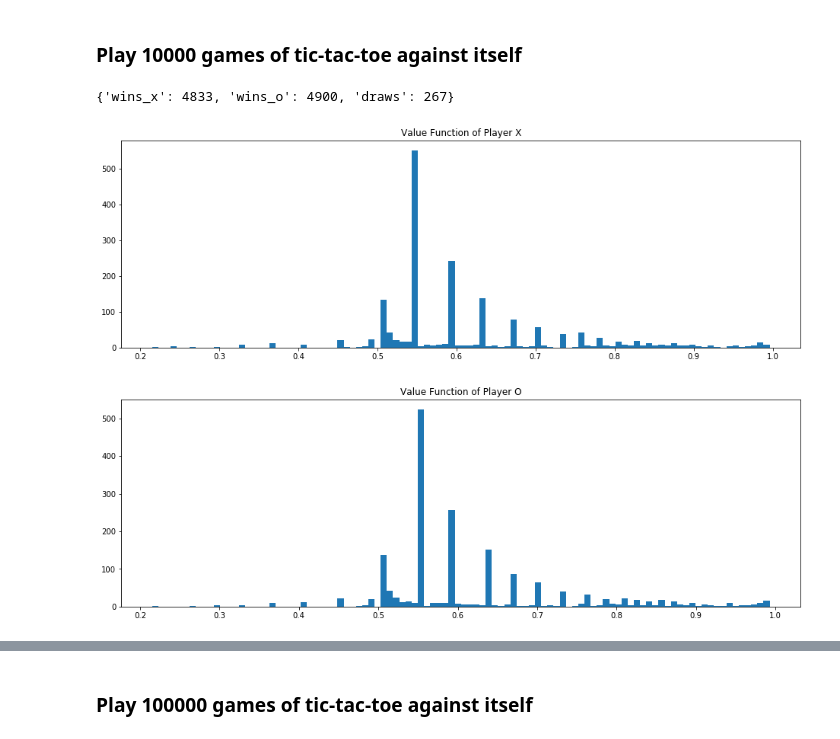
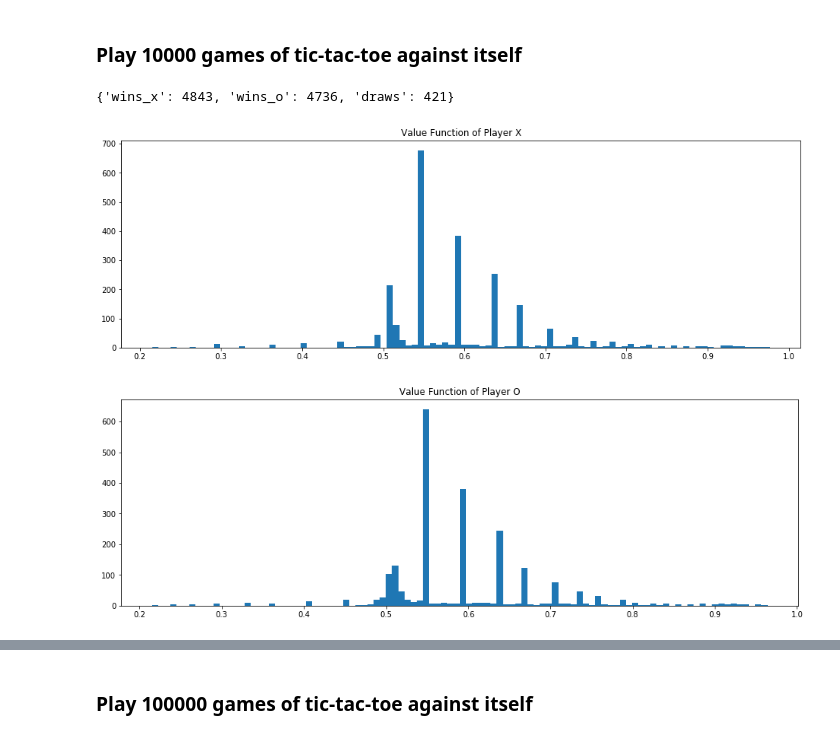
Before and after one commit to rafarui/reinforcement-learning-book, a Jupyter notebook: chapter1/notebooks/chapter1.ipynb, the cells around one changed output, grey strips where cells are left out. Saved outputs shown, nothing was run; the diff lists cells and outputs as text; code cells hidden in the pictures.

```diff
--- a/chapter1/notebooks/chapter1.ipynb
+++ b/chapter1/notebooks/chapter1.ipynb
@@ -62,21 +71,21 @@ plt.show()
 ### Play 10000 games of tic-tac-toe against itself
 # %%
 ttt = tic_tac_toe()
-results = ttt.play(10000)
+results = ttt.play(10000, eps=0.3)
 print(results)
 
 # for player X, plot distribution of values not equal to 0, 0.5 or 1
 plt.figure(figsize=(16, 5))
 _ = plt.hist(ttt.value_fun_x[~np.isin(ttt.value_fun_x, [0, 0.5, 1])], bins=100)
 plt.title('Value Function of Player X')
 plt.show()
 
 # for player O, plot distribution of values not equal to 0, 0.5 or 1
 plt.figure(figsize=(16, 5))
 _ = plt.hist(ttt.value_fun_o[~np.isin(ttt.value_fun_o, [0, 0.5, 1])], bins=100)
 plt.title('Value Function of Player O')
 plt.show()
 # %% [output]
-{'wins_x': 4833, 'wins_o': 4900, 'draws': 267}
+{'wins_x': 4843, 'wins_o': 4736, 'draws': 421}
-[figure, old version]
+[figure, new version]
-[figure, old version]
+[figure, new version]
```
Also changed, not shown: parts of 8 cells of this notebook, 1 other file.
